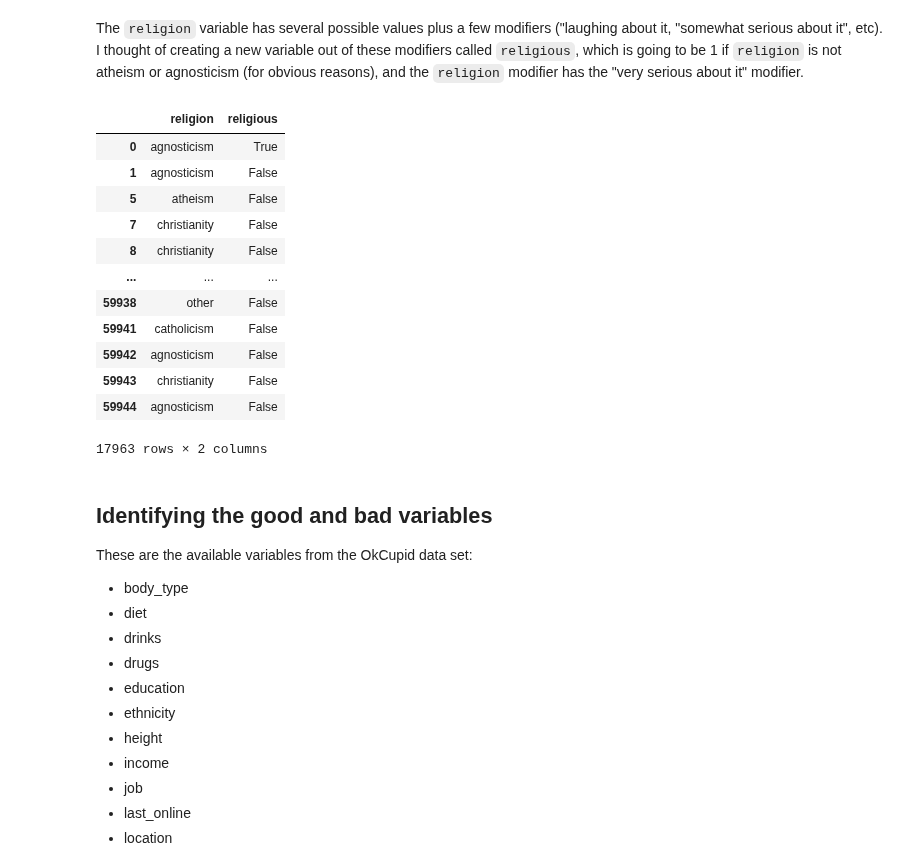
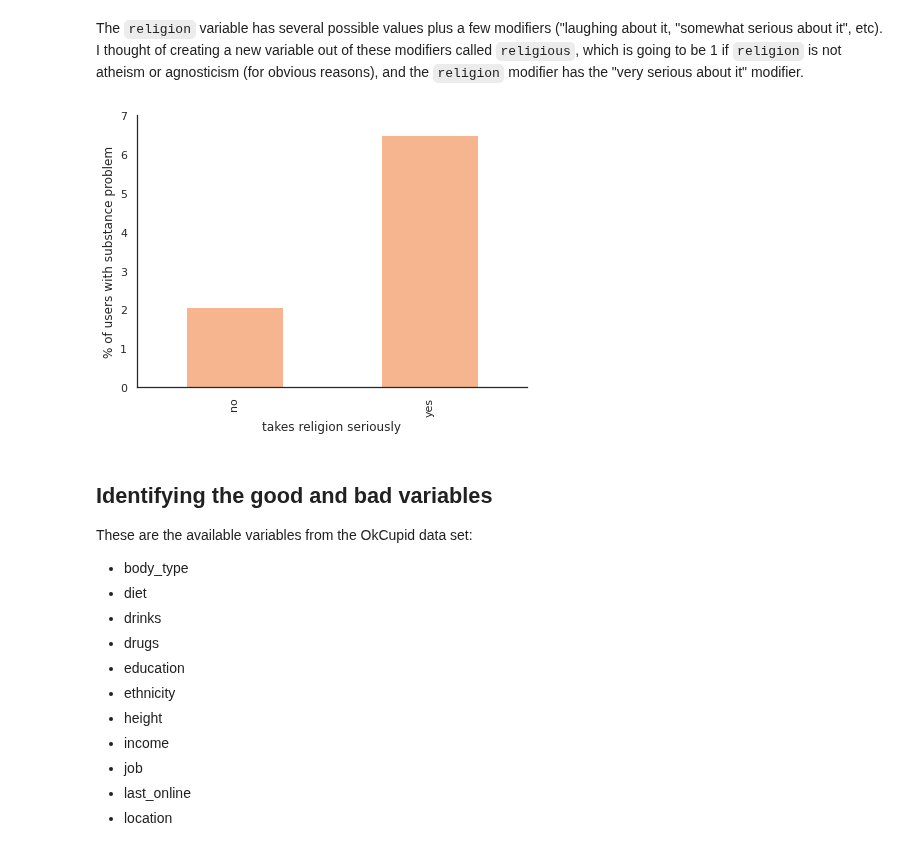
Before and after one commit to brunoarine/substance-problem-study, a Jupyter notebook: notebooks/project.ipynb, the cells around one changed output. Drawn from its saved outputs; the diff is of its cells as text; code cells hidden in the pictures.

```diff
--- a/notebooks/project.ipynb
+++ b/notebooks/project.ipynb
@@ -216,22 +208,19 @@ df['religion'].replace([" and laughing about it",
                        " and somewhat serious about it",
                        " and very serious about it",
                        " but not too serious about it"], "", regex=True, inplace=True)
-# %%
-df[['religion', 'religious']]
-# %% [output]
-|  | religion | religious |
-| 0 | agnosticism | True |
-| 1 | agnosticism | False |
-| 5 | atheism | False |
-| 7 | christianity | False |
-| 8 | christianity | False |
-| ... | ... | ... |
-| 59938 | other | False |
-| 59941 | catholicism | False |
-| 59942 | agnosticism | False |
-| 59943 | christianity | False |
-| 59944 | agnosticism | False |
-17963 rows × 2 columns
+# %%
+religious = df.groupby("religious")["abuse"].mean().to_frame()
+religious = religious.rename_axis("takes religion seriously").rename({0: "no", 1: "yes"})
+
+sns.set_context("notebook")
+sns.set_style("white")
+(religious*100).plot(kind='bar', legend=None, figsize=(7,5))
+plt.ylim((0,7))
+plt.ylabel("% of users with substance problem")
+sns.despine()
+plt.show()
+# %% [output]
+[figure, added]
 # %% [markdown]
 ## Identifying the good and bad variables
 
```
Also changed, not shown: parts of 8 cells of this notebook.
